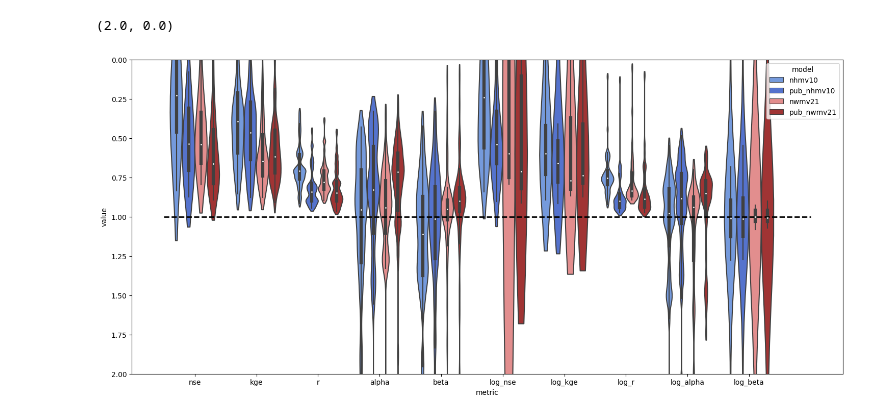
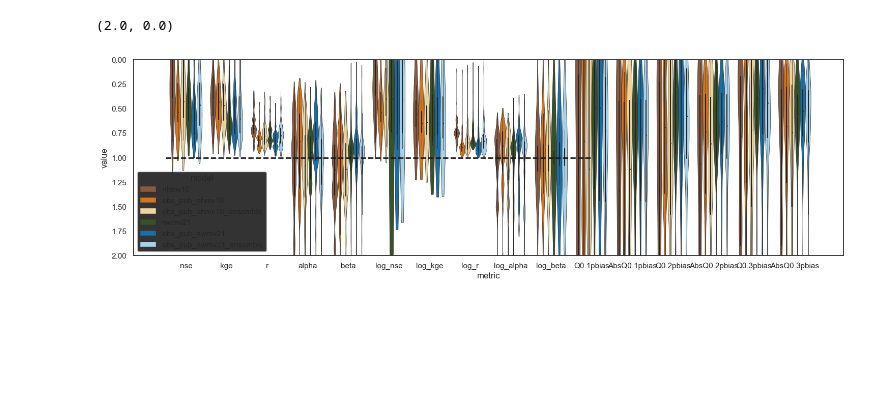
Before and after one commit to Pywr-DRB/DRB-Historic-Reconstruction, a Jupyter notebook: notebooks/LOO_diagnostics.ipynb, the cells around one changed output. Drawn from its saved outputs; the diff is of its cells as text; code cells hidden in the pictures; blank space fills up the shorter version.

```diff
--- a/notebooks/LOO_diagnostics.ipynb
+++ b/notebooks/LOO_diagnostics.ipynb
@@ -594,0 +103,17 @@ PUB is better than NHM or NWM 43 out of 88 times or 48.86363636363637% of the ti
+# %%
+## Get error metrics
+recalculate_error_metrics = False
+if recalculate_error_metrics:
+    error_summary = get_error_summary(Q, error_datasets,
+                                            loo_sites,
+                                            start_date='1945-01-01', end_date='2016-12-31')
+    error_summary.to_csv('../outputs/LOO/loo_error_summary.csv')
+
+    error_summary_annual = get_error_summary(Q, error_datasets,
+                                            loo_sites,
+                                            by_year=True,
+                                            start_date='1945-01-01', end_date='2016-12-31')
+    error_summary_annual.to_csv('../outputs/LOO/loo_error_summary_annual.csv')
+else:
+    error_summary = pd.read_csv('../outputs/LOO/loo_error_summary.csv', index_col=0)
+    error_summary_annual = pd.read_csv('../outputs/LOO/loo_error_summary_annual.csv', index_col=0)
@@ -595,25 +370,21 @@ PUB is better than NHM or NWM 43 out of 88 times or 48.86363636363637% of the ti
 # %%
-metric='r'
 
-model_colors = {'nhmv10': 'cornflowerblue',
-                'pub_nhmv10': 'royalblue',
-                'nwmv21': 'lightcoral',
-                'pub_nwmv21': 'firebrick'}
 
-fig, ax = plt.subplots(figsize=(18, 8))
+fig, ax = plt.subplots(figsize=(18, 5))
 sns.violinplot(data=error_summary,
                x='metric', y='value', hue='model', inner='box',
                ax=ax,
-               hue_order= ['nhmv10', 'pub_nhmv10', 'nwmv21', 'pub_nwmv21'],
+               hue_order= ['nhmv10', 'obs_pub_nhmv10', 'obs_pub_nhmv10_ensemble', 'nwmv21', 'obs_pub_nwmv21', 'obs_pub_nwmv21_ensemble'],
                palette=model_colors,
+               linewidth=0.5,
                cut=1.0, bw=0.15, scale='width', alpha=0.5)
 
-# for i,model in enumerate(['nhmv10', 'pub_nhmv10', 'nwmv21', 'pub_nwmv21']):
+# for i,model in enumerate(['nhmv10', 'obs_pub_nhmv10', 'nwmv21', 'obs_pub_nwmv21']):
 #     plt.scatter(x=np.ones(len(loo_sites))*i*0.2-0.3, y=loo_summary[model].loc[:, metric],
 #                 s=75, alpha=0.2, color='k')
 
 ax.hlines(1, -0.5, 10, color='k', linestyle='--', linewidth=2)
 ax.set_ylim([2, 0])
 # %% [output]
 (2.0, 0.0)
-[figure, old version]
+[figure, new version]
```
Also changed, not shown: parts of 30 cells of this notebook, 51 other files.
